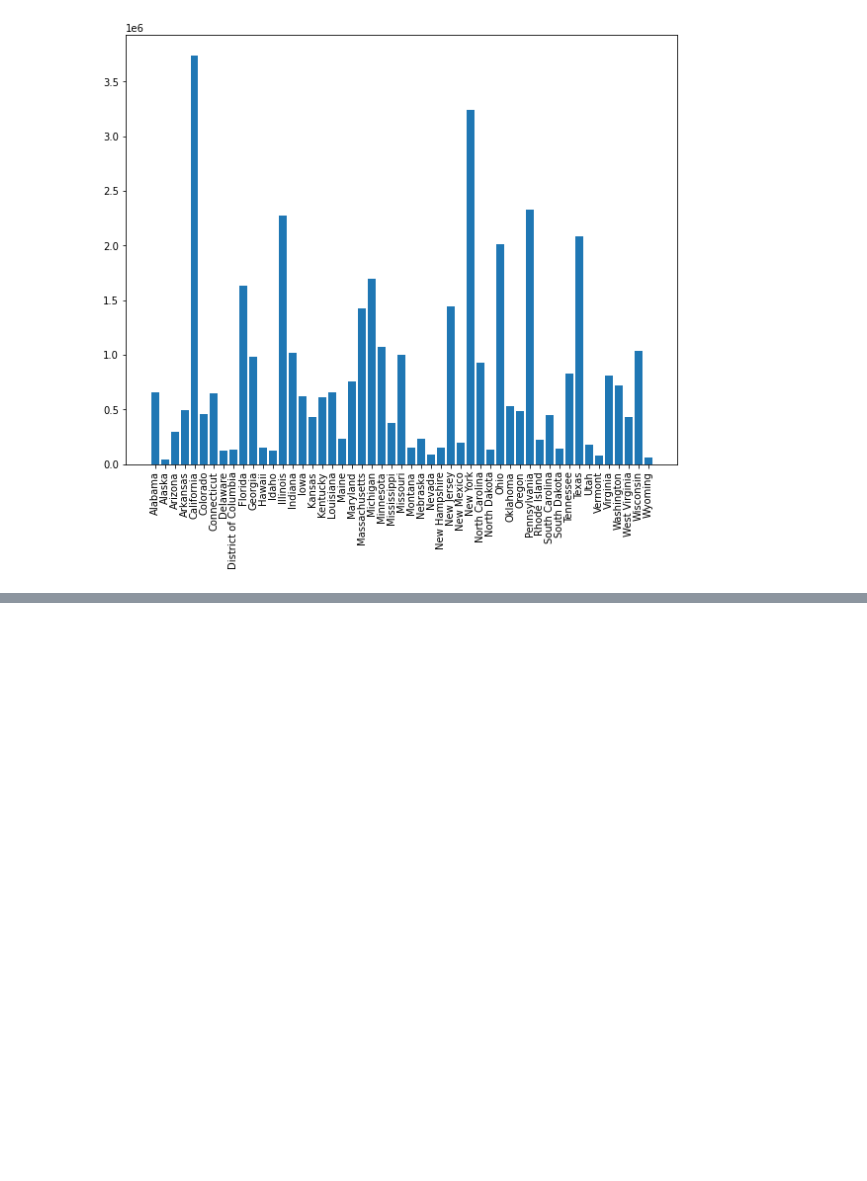
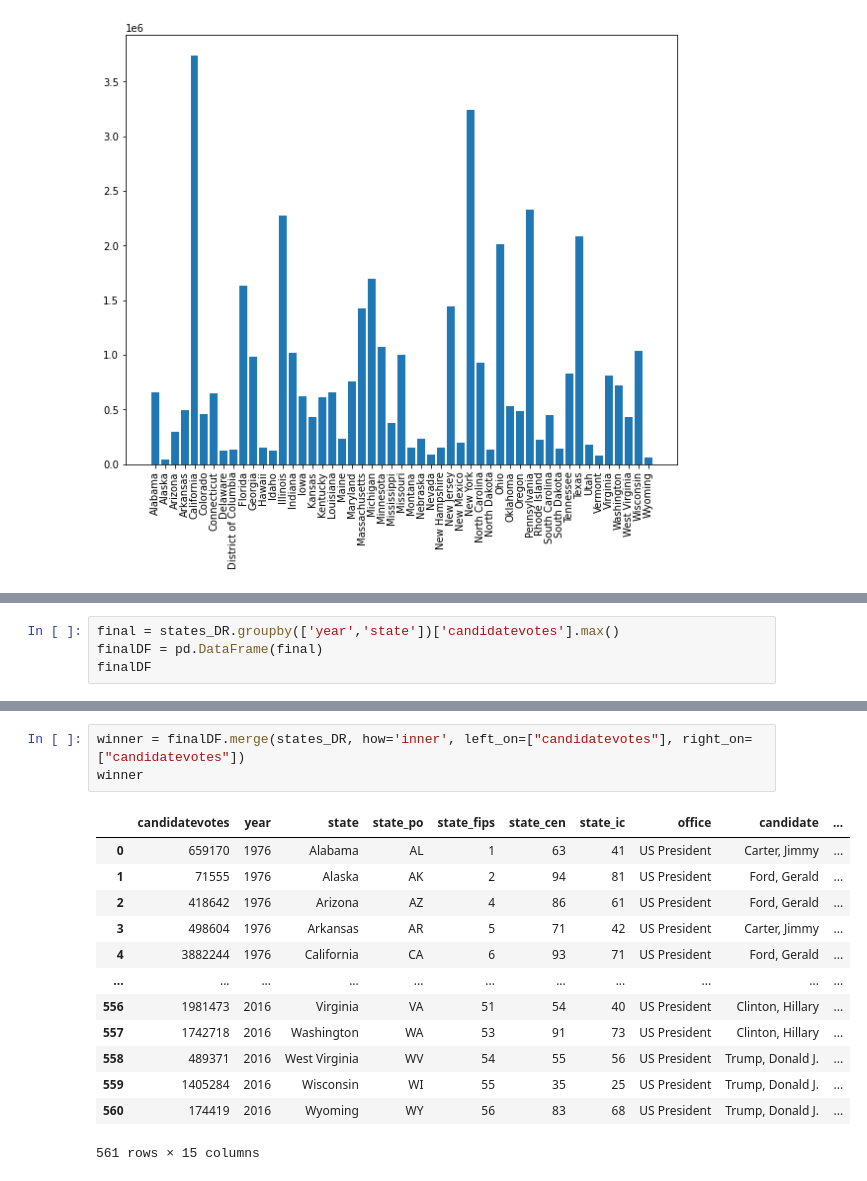
Before and after one commit to Gabby19231/Project-1, a Jupyter notebook: states.ipynb, the cells around one changed output, grey strips where cells are left out. Saved outputs shown, nothing was run; the diff lists cells and outputs as text; blank space fills up the shorter version.

```diff
--- a/states.ipynb
+++ b/states.ipynb
@@ -340,0 +336,4 @@ louisiana
+# %%
+final = states_DR.groupby(['year','state'])['candidatevotes'].max()
+finalDF = pd.DataFrame(final)
+finalDF
@@ -340,0 +355,17 @@ louisiana
+# %%
+winner = finalDF.merge(states_DR, how='inner', left_on=["candidatevotes"], right_on=["candidatevotes"])
+winner
+# %% [output]
+|  | candidatevotes | year | state | state_po | state_fips | state_cen | state_ic | office | candidate | ... |
+| 0 | 659170 | 1976 | Alabama | AL | 1 | 63 | 41 | US President | Carter, Jimmy | ... |
+| 1 | 71555 | 1976 | Alaska | AK | 2 | 94 | 81 | US President | Ford, Gerald | ... |
+| 2 | 418642 | 1976 | Arizona | AZ | 4 | 86 | 61 | US President | Ford, Gerald | ... |
+| 3 | 498604 | 1976 | Arkansas | AR | 5 | 71 | 42 | US President | Carter, Jimmy | ... |
+| 4 | 3882244 | 1976 | California | CA | 6 | 93 | 71 | US President | Ford, Gerald | ... |
+| ... | ... | ... | ... | ... | ... | ... | ... | ... | ... | ... |
+| 556 | 1981473 | 2016 | Virginia | VA | 51 | 54 | 40 | US President | Clinton, Hillary | ... |
+| 557 | 1742718 | 2016 | Washington | WA | 53 | 91 | 73 | US President | Clinton, Hillary | ... |
+| 558 | 489371 | 2016 | West Virginia | WV | 54 | 55 | 56 | US President | Trump, Donald J. | ... |
+| 559 | 1405284 | 2016 | Wisconsin | WI | 55 | 35 | 25 | US President | Trump, Donald J. | ... |
+| 560 | 174419 | 2016 | Wyoming | WY | 56 | 83 | 68 | US President | Trump, Donald J. | ... |
+561 rows × 15 columns
```
Also changed, not shown: parts of 11 cells of this notebook.
